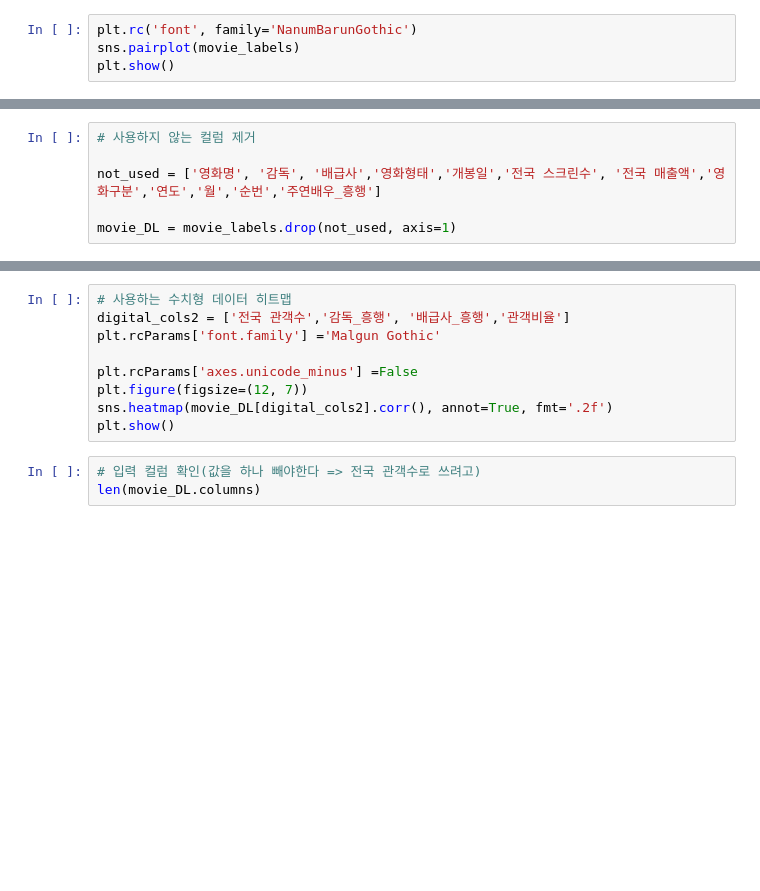
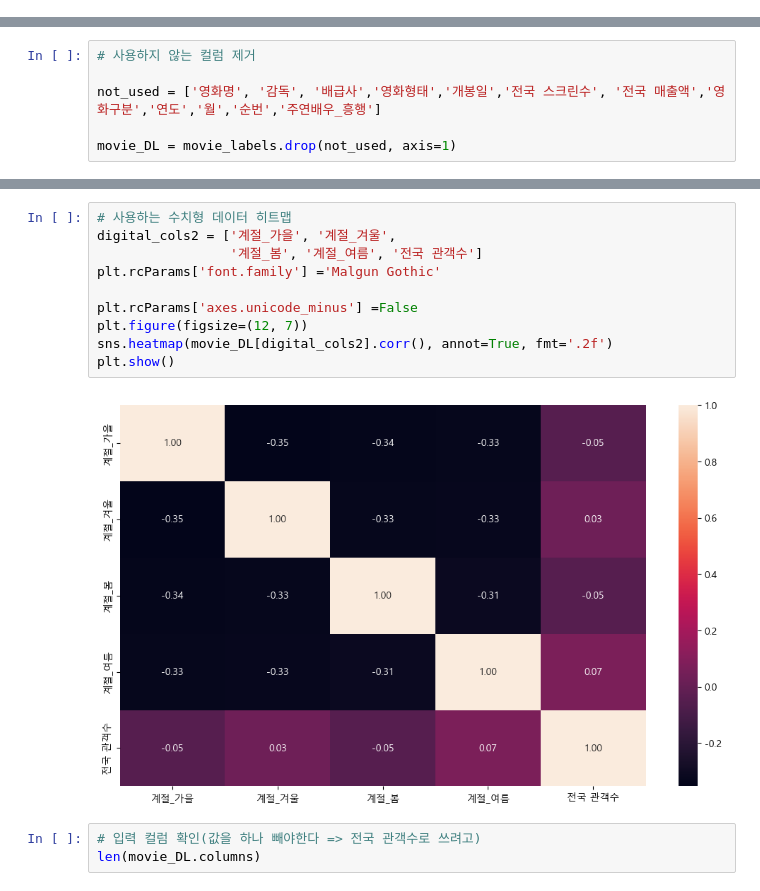
Before and after one commit to Play-Web-miniProject/MovieDL, a Jupyter notebook: taehyeon/movie_eda_ver03.ipynb, the cells around one changed output, grey strips where cells are left out. Cells and saved outputs as stored; diff of their text form; blank space fills up the shorter version.

```diff
--- a/taehyeon/movie_eda_ver03.ipynb
+++ b/taehyeon/movie_eda_ver03.ipynb
@@ -950,7 +919,3 @@ pr
 # 원핫인코딩
 
 movie_labels = pd.get_dummies(movie_final,columns = ['국적','장르','등급','계절'])
-# %%
-plt.rc('font', family='NanumBarunGothic')
-sns.pairplot(movie_labels)
-plt.show()
@@ -965,12 +944,15 @@ movie_DL = movie_labels.drop(not_used, axis=1)
 # %%
 # 사용하는 수치형 데이터 히트맵
-digital_cols2 = ['전국 관객수','감독_흥행', '배급사_흥행','관객비율']
+digital_cols2 = ['계절_가을', '계절_겨울',
+                 '계절_봄', '계절_여름', '전국 관객수']
 plt.rcParams['font.family'] ='Malgun Gothic'
 
 plt.rcParams['axes.unicode_minus'] =False
 plt.figure(figsize=(12, 7))
 sns.heatmap(movie_DL[digital_cols2].corr(), annot=True, fmt='.2f')
 plt.show()
+# %% [output]
+[figure, added]
 # %%
 # 입력 컬럼 확인(값을 하나 빼야한다 => 전국 관객수로 쓰려고)
 len(movie_DL.columns)
```
Also changed, not shown: parts of 20 cells of this notebook, 1 other file.
